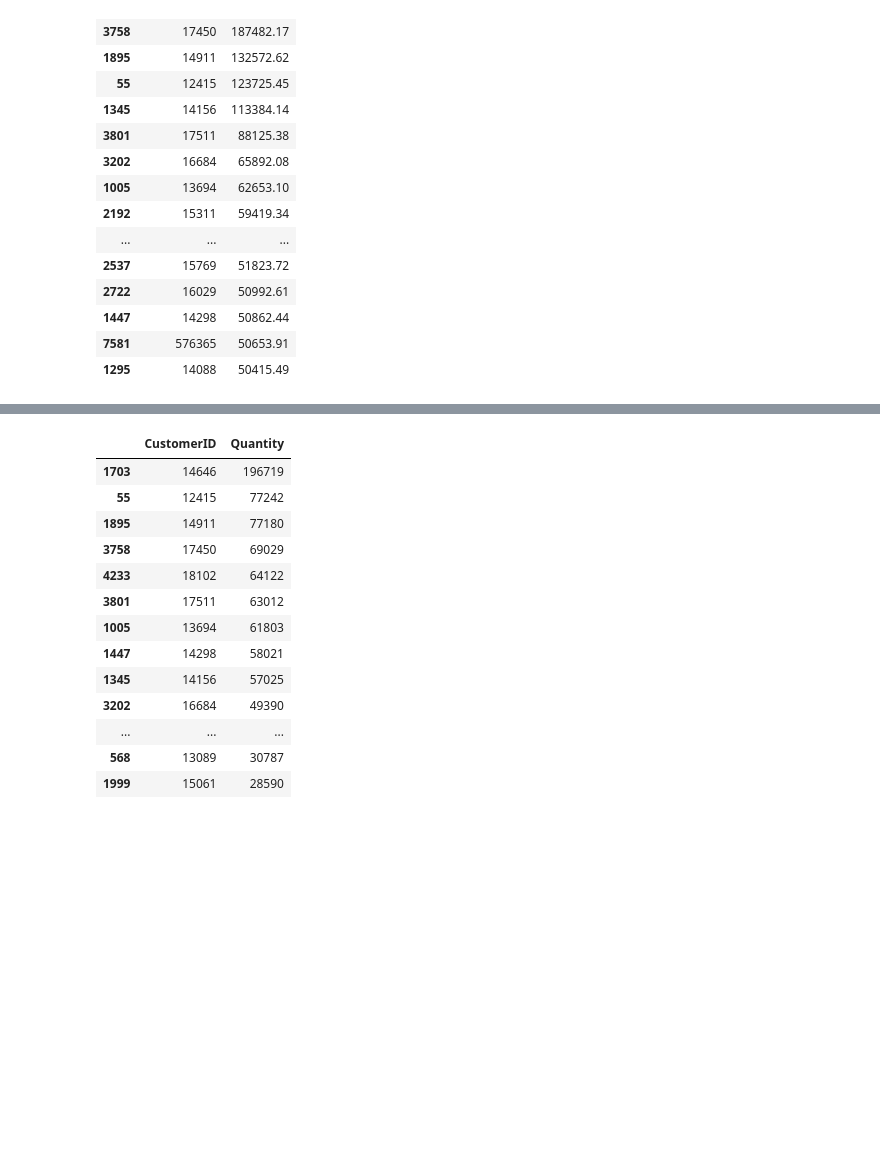
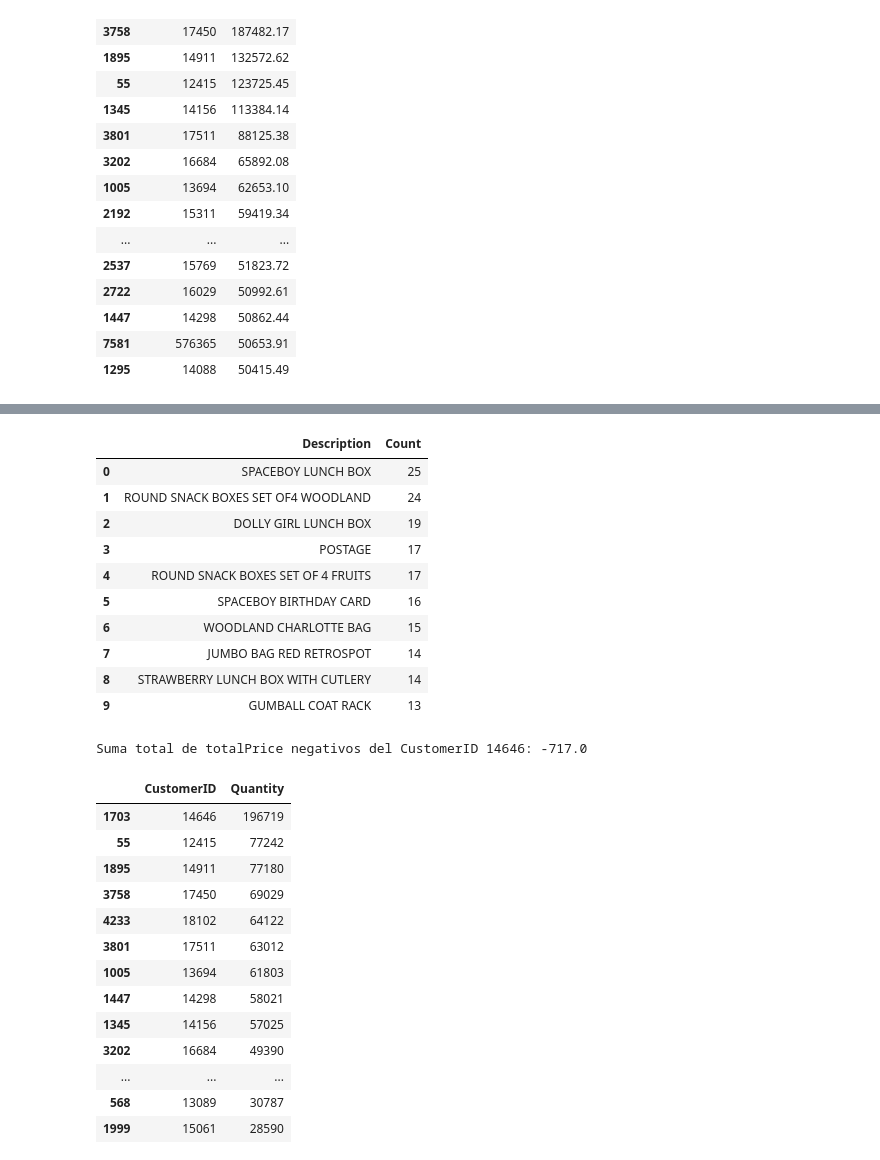
Before and after one commit to antonellafariasc/online_retail, a Jupyter notebook: Cliente/analisis_cliente.ipynb, the cells around one changed output, grey strips where cells are left out. Saved outputs shown, nothing was run; the diff lists cells and outputs as text; code cells hidden in the pictures; blank space fills up the shorter version.

```diff
--- a/Cliente/analisis_cliente.ipynb
+++ b/Cliente/analisis_cliente.ipynb
@@ -371,3 +414,27 @@ df_top_customers.head(20)
+# %%
+#dime cuales fueron los 'Description' que más compro el ID de cliente 14646
+descriptions_14646 = df0[df0['CustomerID'] == '14646']['Description'].value_counts().reset_index()
+descriptions_14646.columns = ['Description', 'Count']
+top_descriptions_14646.head(10)
+# %% [output]
+|  | Description | Count |
+| 0 | SPACEBOY LUNCH BOX | 25 |
+| 1 | ROUND SNACK BOXES SET OF4 WOODLAND | 24 |
+| 2 | DOLLY GIRL LUNCH BOX | 19 |
+| 3 | POSTAGE | 17 |
+| 4 | ROUND SNACK BOXES SET OF 4 FRUITS | 17 |
+| 5 | SPACEBOY BIRTHDAY CARD | 16 |
+| 6 | WOODLAND CHARLOTTE BAG | 15 |
+| 7 | JUMBO BAG RED RETROSPOT | 14 |
+| 8 | STRAWBERRY LUNCH BOX WITH CUTLERY | 14 |
+| 9 | GUMBALL COAT RACK | 13 |
+# %%
+#Sumame todos los 'totalPrice' del 'CustomerID' que es 14646 negativos
+total_sum_neg_14646 = df0[(df0['CustomerID'] == '14646') & (df0['totalPrice'] < 0)]['totalPrice'].sum()
+total_sum_neg_14646 = round(total_sum_neg_14646, 2)
+print(f'Suma total de totalPrice negativos del CustomerID 14646: {total_sum_neg_14646}')
+# %% [output]
+Suma total de totalPrice negativos del CustomerID 14646: -717.0
 # %%
 # Mostrar los 20 'CustomerID' que más productos compraron
 df_top_quantity = df0.groupby('CustomerID')['Quantity'].sum().reset_index()
```
Also changed, not shown: parts of 11 cells of this notebook.
